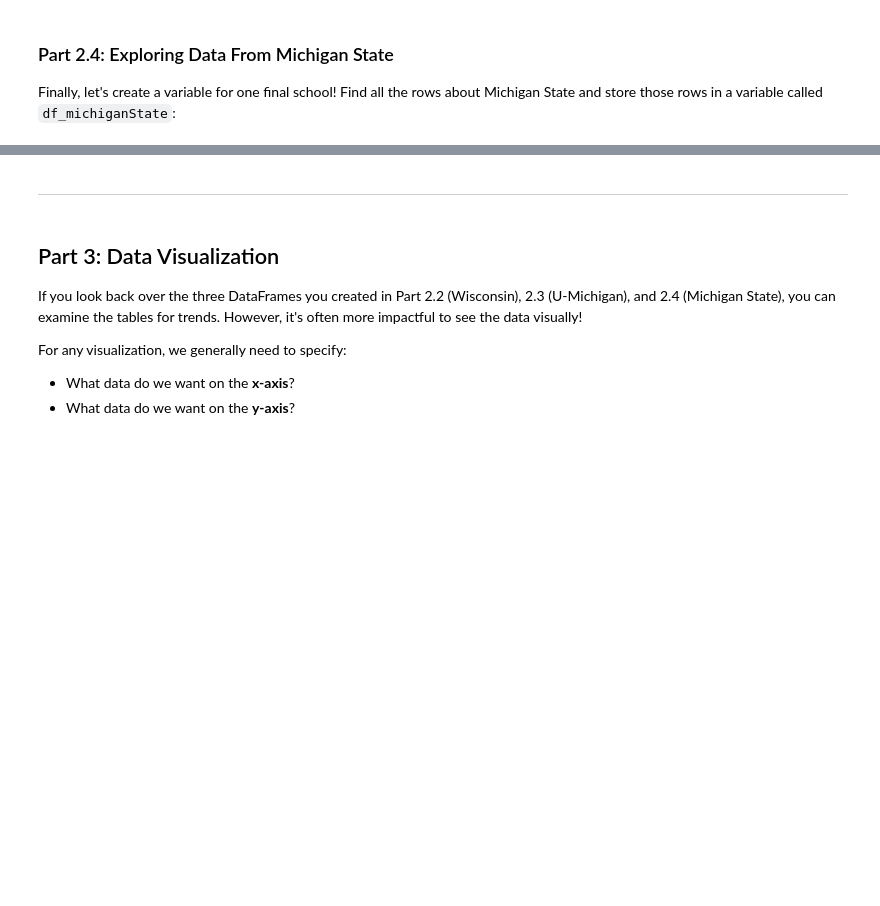
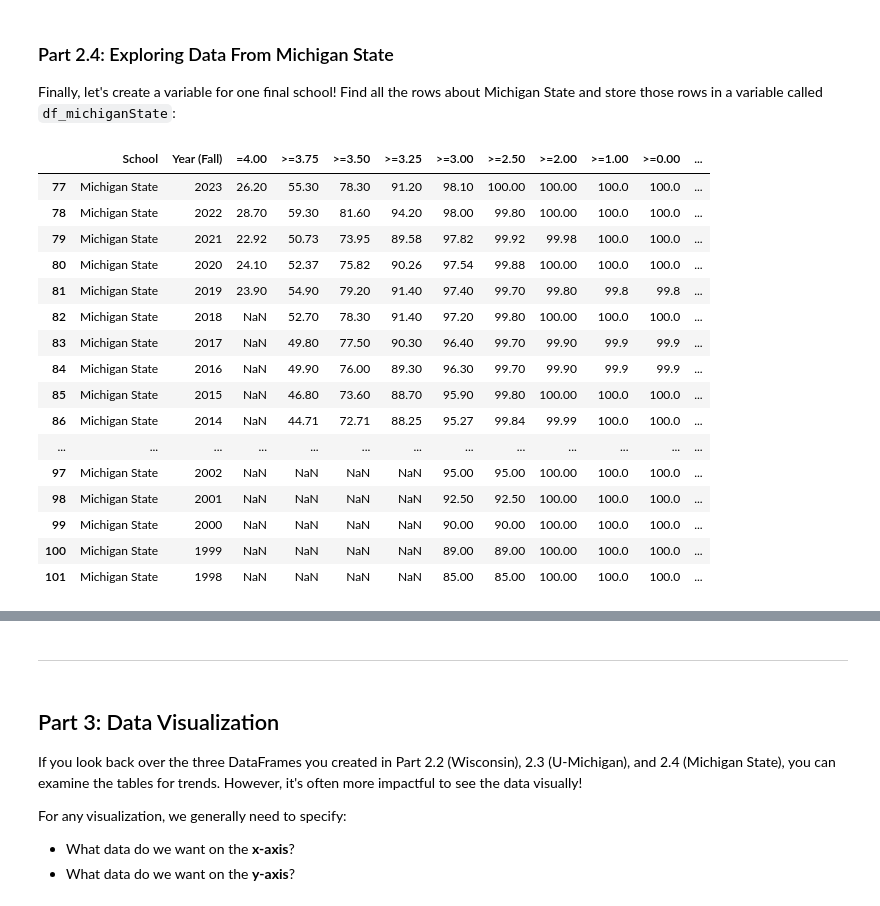
Before and after one commit to zihanl24-afk/discovery_microprojects, a Jupyter notebook: microproject-01-trends-in-high-school-gpas/microproject-01-trends-in-high-school-gpas.ipynb, the cells around one changed output, grey strips where cells are left out. Saved outputs shown, nothing was run; the diff lists cells and outputs as text; code cells hidden in the pictures; blank space fills up the shorter version.

```diff
--- a/microproject-01-trends-in-high-school-gpas/microproject-01-trends-in-high-school-gpas.ipynb
+++ b/microproject-01-trends-in-high-school-gpas/microproject-01-trends-in-high-school-gpas.ipynb
@@ -225,8 +305,26 @@ Finally, let's create a variable for one final school!  Find all the rows about
 # %%
 # Select all the rows from the original DataFrame (`df`) that contain data about
 # Michigan State.  Store your data in a new variable called `df_michiganState`:
-df_michiganState = ...
+df_michiganState = df[df.School=="Michigan State"]
 df_michiganState
+# %% [output]
+|  | School | Year (Fall) | =4.00 | >=3.75 | >=3.50 | >=3.25 | >=3.00 | >=2.50 | >=2.00 | >=1.00 | >=0.00 | ... |
+| 77 | Michigan State | 2023 | 26.20 | 55.30 | 78.30 | 91.20 | 98.10 | 100.00 | 100.00 | 100.0 | 100.0 | ... |
+| 78 | Michigan State | 2022 | 28.70 | 59.30 | 81.60 | 94.20 | 98.00 | 99.80 | 100.00 | 100.0 | 100.0 | ... |
+| 79 | Michigan State | 2021 | 22.92 | 50.73 | 73.95 | 89.58 | 97.82 | 99.92 | 99.98 | 100.0 | 100.0 | ... |
+| 80 | Michigan State | 2020 | 24.10 | 52.37 | 75.82 | 90.26 | 97.54 | 99.88 | 100.00 | 100.0 | 100.0 | ... |
+| 81 | Michigan State | 2019 | 23.90 | 54.90 | 79.20 | 91.40 | 97.40 | 99.70 | 99.80 | 99.8 | 99.8 | ... |
+| 82 | Michigan State | 2018 | NaN | 52.70 | 78.30 | 91.40 | 97.20 | 99.80 | 100.00 | 100.0 | 100.0 | ... |
+| 83 | Michigan State | 2017 | NaN | 49.80 | 77.50 | 90.30 | 96.40 | 99.70 | 99.90 | 99.9 | 99.9 | ... |
+| 84 | Michigan State | 2016 | NaN | 49.90 | 76.00 | 89.30 | 96.30 | 99.70 | 99.90 | 99.9 | 99.9 | ... |
+| 85 | Michigan State | 2015 | NaN | 46.80 | 73.60 | 88.70 | 95.90 | 99.80 | 100.00 | 100.0 | 100.0 | ... |
+| 86 | Michigan State | 2014 | NaN | 44.71 | 72.71 | 88.25 | 95.27 | 99.84 | 99.99 | 100.0 | 100.0 | ... |
+| ... | ... | ... | ... | ... | ... | ... | ... | ... | ... | ... | ... | ... |
+| 97 | Michigan State | 2002 | NaN | NaN | NaN | NaN | 95.00 | 95.00 | 100.00 | 100.0 | 100.0 | ... |
+| 98 | Michigan State | 2001 | NaN | NaN | NaN | NaN | 92.50 | 92.50 | 100.00 | 100.0 | 100.0 | ... |
+| 99 | Michigan State | 2000 | NaN | NaN | NaN | NaN | 90.00 | 90.00 | 100.00 | 100.0 | 100.0 | ... |
+| 100 | Michigan State | 1999 | NaN | NaN | NaN | NaN | 89.00 | 89.00 | 100.00 | 100.0 | 100.0 | ... |
+| 101 | Michigan State | 1998 | NaN | NaN | NaN | NaN | 85.00 | 85.00 | 100.00 | 100.0 | 100.0 | ... |
 # %%
 ### TEST CASE for Part 2.4: Exploring Data From Michigan State
 tada = "\N{PARTY POPPER}"
```
Also changed, not shown: parts of 14 cells of this notebook.
